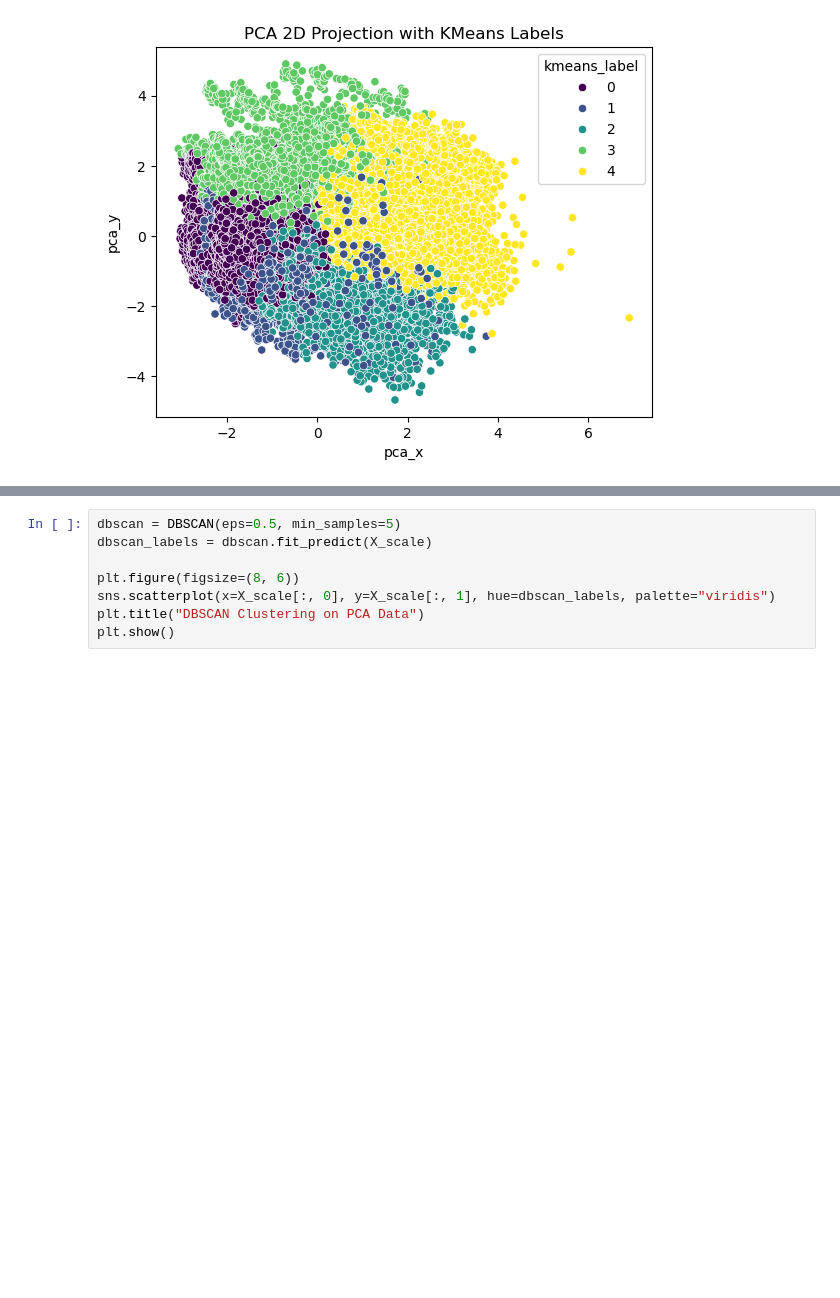
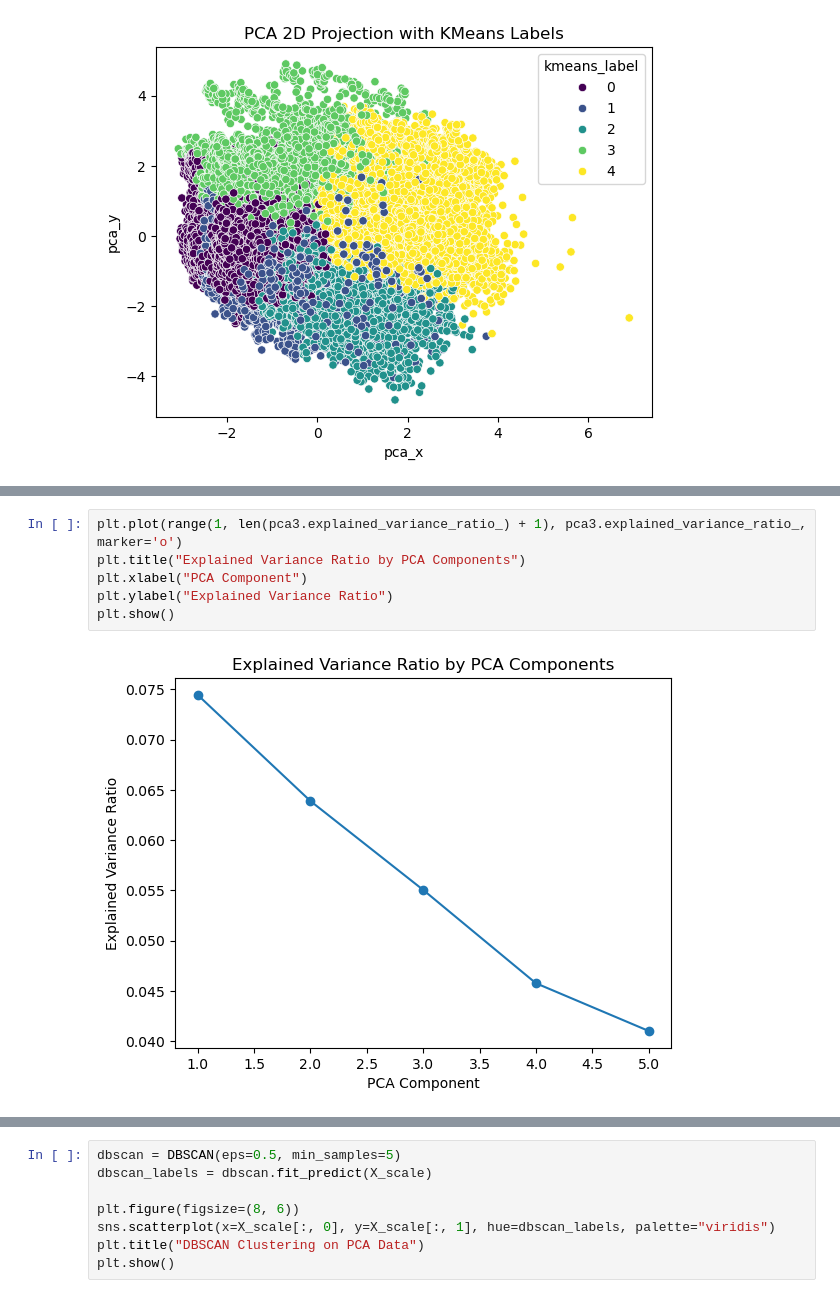
Before and after one commit to sralter/term_deposit_marketing, a Jupyter notebook: project2_modeling.ipynb, the cells around one changed output, grey strips where cells are left out. Cells and saved outputs as stored; diff of their text form; blank space fills up the shorter version.

```diff
--- a/project2_modeling.ipynb
+++ b/project2_modeling.ipynb
@@ -3332,3 +3333,11 @@ plt.ylabel("Davies-Bouldin Index")
 plt.show()
 # %% [output]
 [figure]
+# %%
+plt.plot(range(1, len(pca3.explained_variance_ratio_) + 1), pca3.explained_variance_ratio_, marker='o')
+plt.title("Explained Variance Ratio by PCA Components")
+plt.xlabel("PCA Component")
+plt.ylabel("Explained Variance Ratio")
+plt.show()
+# %% [output]
+[figure, added]
```
Also changed, not shown: parts of 6 cells of this notebook.
